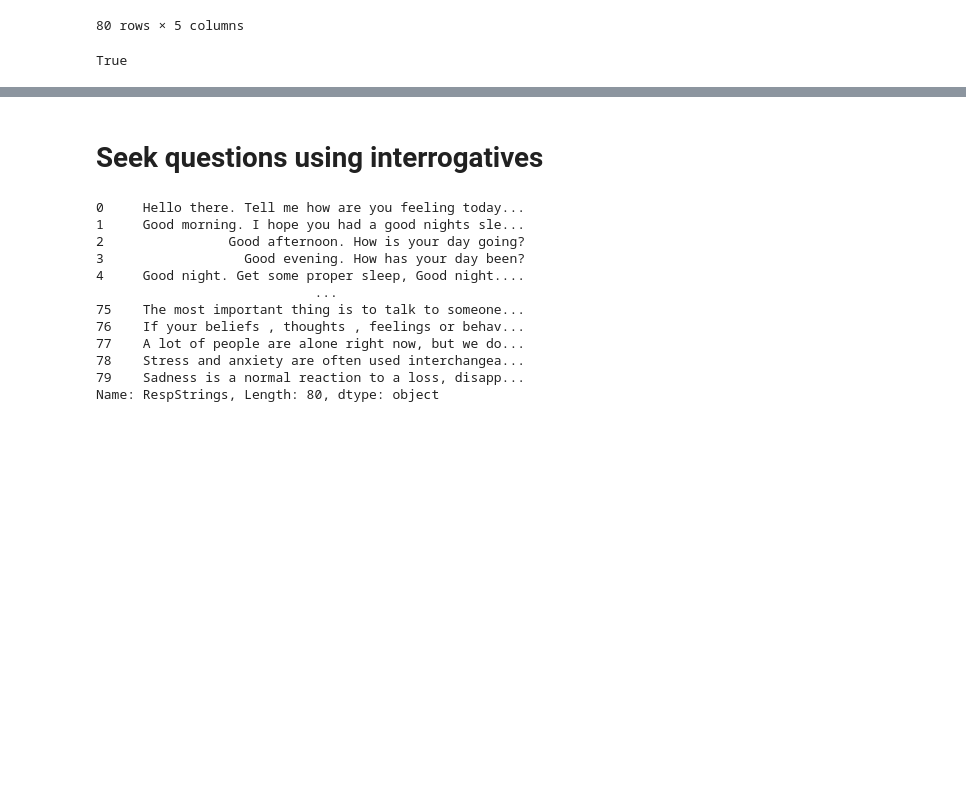
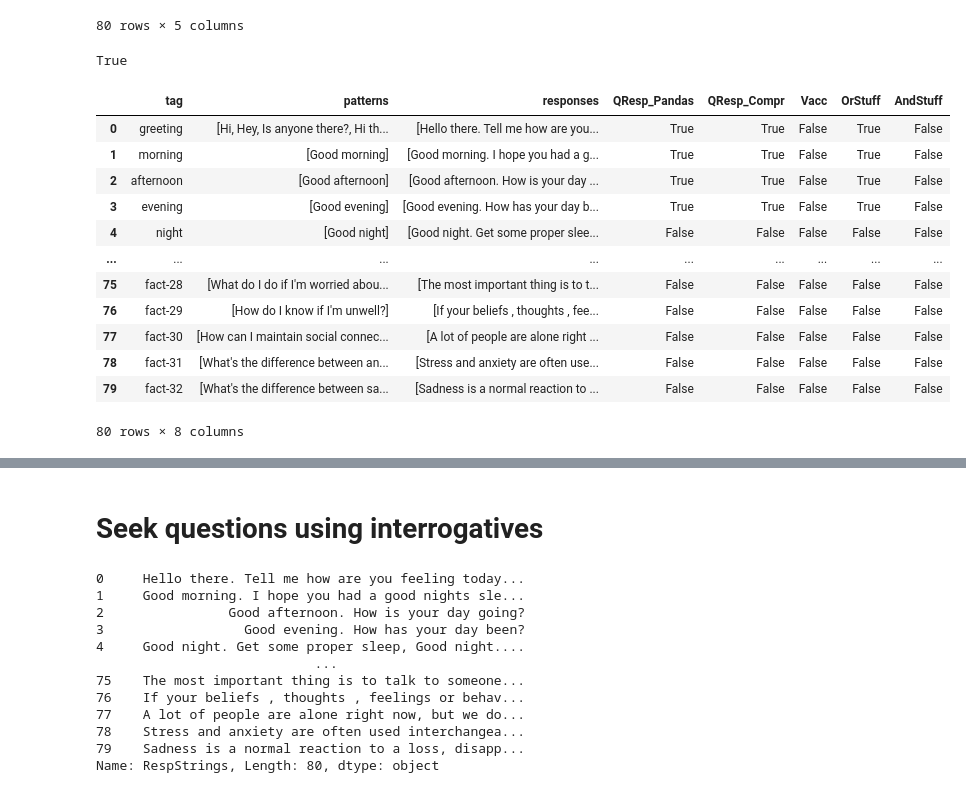
Before and after one commit to BIOS6644/BIOS6644_Spring_2024, a Jupyter notebook: Modules/Module_2/JamesKing_BIOS6644_JSON_Chatbot.ipynb, the cells around one changed output, grey strips where cells are left out. Saved outputs shown, nothing was run; the diff lists cells and outputs as text; code cells hidden in the pictures; blank space fills up the shorter version.

```diff
--- a/Modules/Module_2/JamesKing_BIOS6644_JSON_Chatbot.ipynb
+++ b/Modules/Module_2/JamesKing_BIOS6644_JSON_Chatbot.ipynb
@@ -172,3 +172,22 @@ df
 min(df.QResp_Compr==df.QResp_Pandas)
 # %% [output]
 True
+# %%
+df['Vacc'] = [True if "vacc" in str(xx).lower() else False for xx in df.responses ]
+df['OrStuff'] =  df.QResp_Compr | df.Vacc
+df['AndStuff'] =  df.QResp_Compr & df.Vacc
+df
+# %% [output]
+|  | tag | patterns | responses | QResp_Pandas | QResp_Compr | Vacc | OrStuff | AndStuff |
+| 0 | greeting | [Hi, Hey, Is anyone there?, Hi th... | [Hello there. Tell me how are you... | True | True | False | True | False |
+| 1 | morning | [Good morning] | [Good morning. I hope you had a g... | True | True | False | True | False |
+| 2 | afternoon | [Good afternoon] | [Good afternoon. How is your day ... | True | True | False | True | False |
+| 3 | evening | [Good evening] | [Good evening. How has your day b... | True | True | False | True | False |
+| 4 | night | [Good night] | [Good night. Get some proper slee... | False | False | False | False | False |
+| ... | ... | ... | ... | ... | ... | ... | ... | ... |
+| 75 | fact-28 | [What do I do if I'm worried abou... | [The most important thing is to t... | False | False | False | False | False |
+| 76 | fact-29 | [How do I know if I'm unwell?] | [If your beliefs , thoughts , fee... | False | False | False | False | False |
+| 77 | fact-30 | [How can I maintain social connec... | [A lot of people are alone right ... | False | False | False | False | False |
+| 78 | fact-31 | [What's the difference between an... | [Stress and anxiety are often use... | False | False | False | False | False |
+| 79 | fact-32 | [What's the difference between sa... | [Sadness is a normal reaction to ... | False | False | False | False | False |
+80 rows × 8 columns
```
Also changed, not shown: parts of 1 cell of this notebook, 3 other files.
